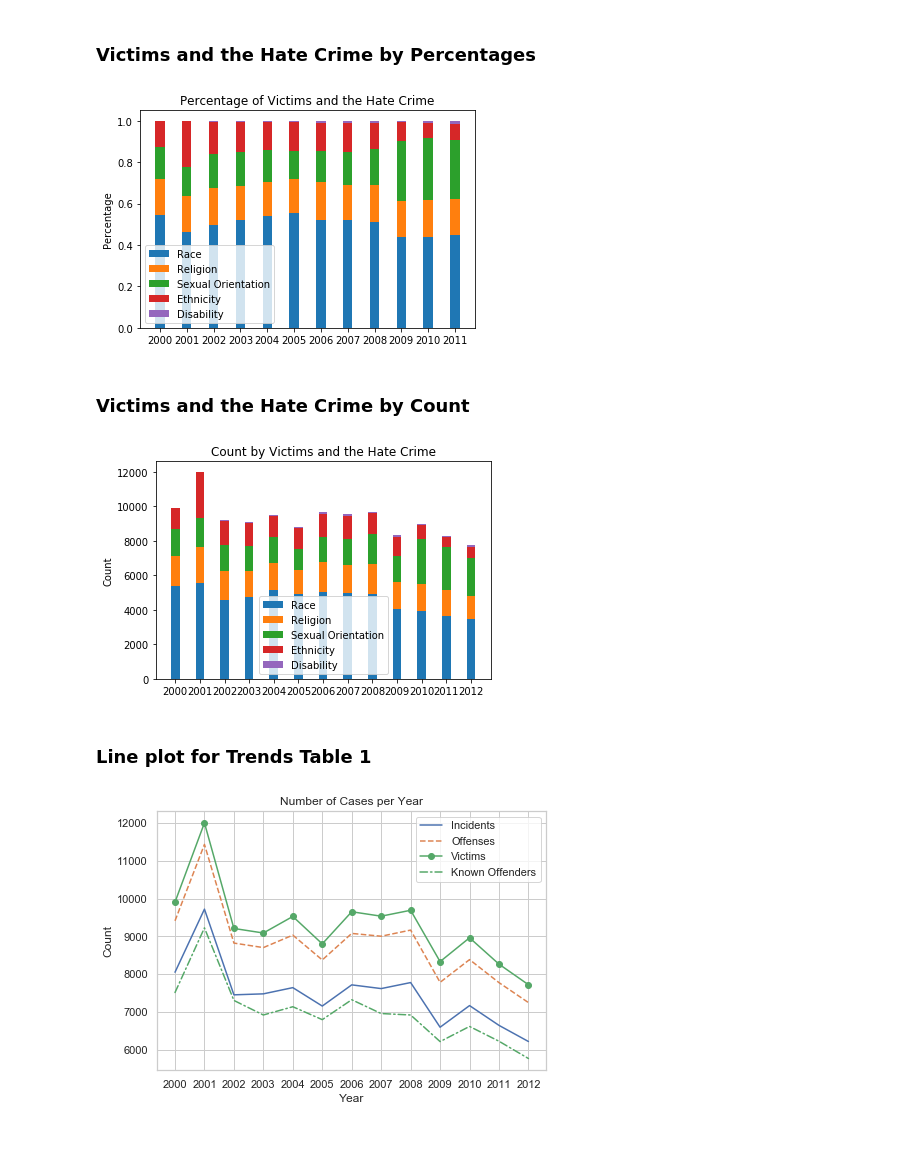
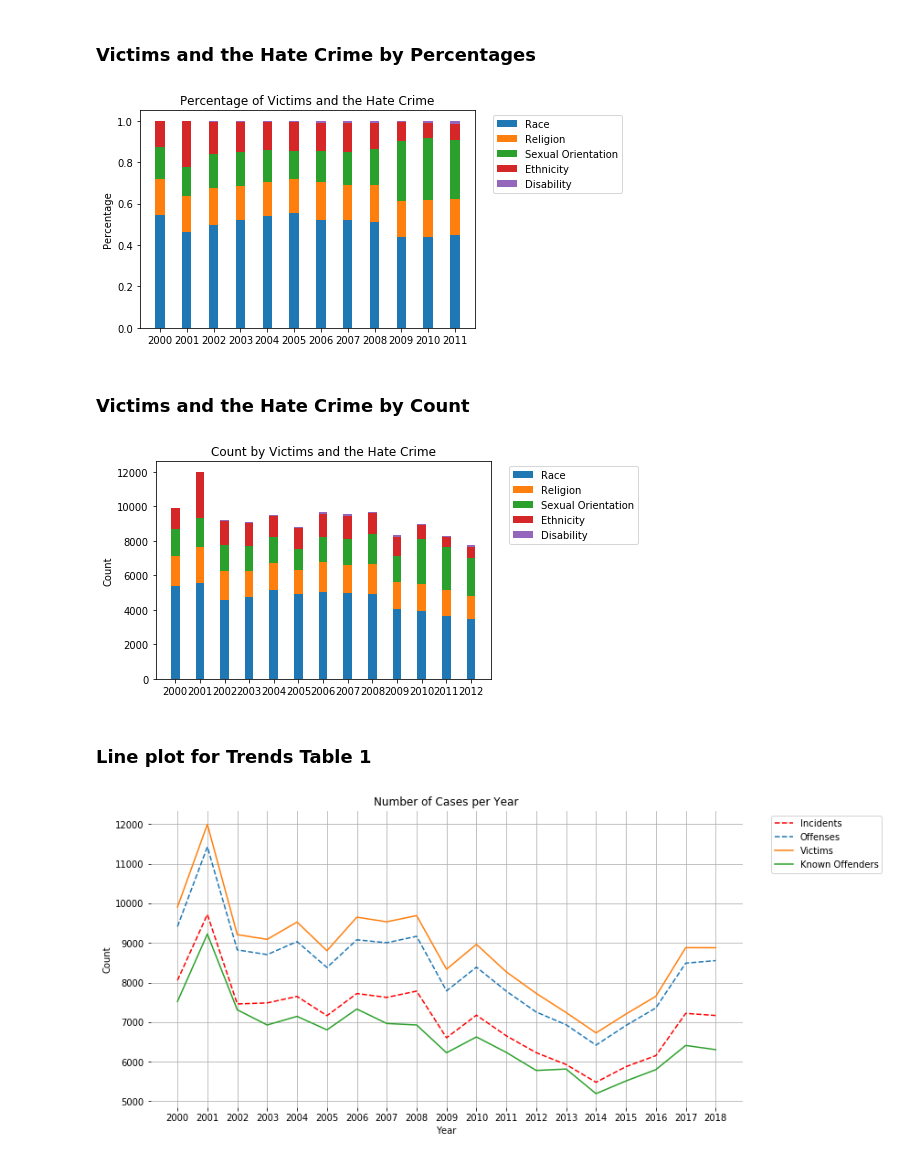
Before and after one commit to helenhc/Crime-Hate-Crime, a Jupyter notebook: tables 1 & 2.ipynb, the cells around one changed output. Drawn from its saved outputs; the diff is of its cells as text; code cells hidden in the pictures.

Commit message:
fixed line plot

```diff
--- a/tables 1 & 2.ipynb
+++ b/tables 1 & 2.ipynb
@@ -408,27 +445,28 @@ disability_perc = (perc_00[4], perc_01[4], perc_02[4], perc_03[4], perc_04[4], p
 # %%
 N = 12
 ind = np.arange(N)    # the x locations for the groups
 width = 0.35       # the width of the bars: can also be len(x) sequence
 
 sexual_orientation_bot = np.array(race_perc) + np.array(religion_perc)
 ethnicity_bot = sexual_orientation_bot + np.array(sexual_orient_perc)
 disability_bot = ethnicity_bot + np.array(ethnicity_perc)
 
 p1 = plt.bar(ind, race_perc, width)
 p2 = plt.bar(ind, religion_perc, width, bottom = race_perc)
 p3 = plt.bar(ind, sexual_orient_perc, width, bottom = sexual_orientation_bot)
 p4 = plt.bar(ind, ethnicity_perc, width, bottom = ethnicity_bot)
 p5 = plt.bar(ind, disability_perc, width, bottom = disability_bot)
 
 
 plt.ylabel('Percentage')
 plt.title('Percentage of Victims and the Hate Crime')
 plt.xticks(ind, ('2000', '2001', '2002', '2003', '2004', '2005', '2006', '2007', '2008', '2009', '2010', '2011', '2012'))
-plt.legend((p1[0], p2[0], p3[0], p4[0], p5[0]), ('Race', 'Religion', 'Sexual Orientation', 'Ethnicity', 'Disability'))
+plt.legend((p1[0], p2[0], p3[0], p4[0], p5[0]), ('Race', 'Religion', 'Sexual Orientation', 'Ethnicity', 'Disability'),
+                                                bbox_to_anchor=(1.04,1), loc="upper left")
 
 plt.show()
 # %% [output]
-[figure, old version]
+[figure, new version]
 # %% [markdown]
 ### Victims and the Hate Crime by Count
 # %%
@@ -450,11 +488,12 @@ p5 = plt.bar(ind, disability_sum, width, bottom = disability_bot)
 plt.ylabel('Count')
 plt.title('Count by Victims and the Hate Crime')
 plt.xticks(ind, ('2000', '2001', '2002', '2003', '2004', '2005', '2006', '2007', '2008', '2009', '2010', '2011', '2012'))
-plt.legend((p1[0], p2[0], p3[0], p4[0], p5[0]), ('Race', 'Religion', 'Sexual Orientation', 'Ethnicity', 'Disability'))
+plt.legend((p1[0], p2[0], p3[0], p4[0], p5[0]), ('Race', 'Religion', 'Sexual Orientation', 'Ethnicity', 'Disability'),
+          bbox_to_anchor=(1.04,1), loc="upper left")
 
 plt.show()
 # %% [output]
-[figure, old version]
+[figure, new version]
 # %% [markdown]
 ### Line plot for Trends Table 1
 # %%
@@ -497,10 +550,14 @@ num_knownoff = list(num_knownoff)
 # %%
-x = ['2000', '2001', '2002', '2003', '2004', '2005', '2006', '2007', '2008', '2009', '2010', '2011', '2012']
-p1 = plt.plot(num_incidents)
+x = ['2000', '2001', '2002', '2003', '2004', '2005', '2006', '2007', '2008', '2009', '2010', '2011', '2012', '2013',
+    '2014', '2015', '2016', '2017', '2018']
+plt.figure(figsize=(10,5))
+
+p1 = plt.plot(num_incidents, 'r--')
 p2 = plt.plot(num_offenses, linestyle='dashed')
-p3 = plt.plot(num_victims, 'g-o')
-p4 = plt.plot(num_knownoff, linestyle=(0, (5, 2, 1, 2)), dash_capstyle='round')
-plt.legend((p1[0], p2[0], p3[0], p4[0], p5[0]), ('Incidents', 'Offenses', 'Victims', 'Known Offenders'))
+p3 = plt.plot(num_victims)
+p4 = plt.plot(num_knownoff)
+plt.legend((p1[0], p2[0], p3[0], p4[0], p5[0]), ('Incidents', 'Offenses', 'Victims', 'Known Offenders'),
+          bbox_to_anchor=(1.04,1), loc="upper left")
 
 
 plt.title('Number of Cases per Year')
@@ -508,8 +565,11 @@ plt.grid(True)
 plt.xlabel('Year')
 plt.ylabel('Count')
 xi = list(range(len(x)))
+
 plt.xticks(xi, x)
+plt.tick_params(axis='x', which='major', labelsize=10)
+plt.box(on=None)
 plt.subplots_adjust(left=0.09, bottom=0.07, right=0.99, top=0.97, wspace=0.2 , hspace=0.17)
 plt.show()
 # %% [output]
-[figure, old version]
+[figure, new version]
```
Also changed, not shown: parts of 7 cells of this notebook, 5 other files.
